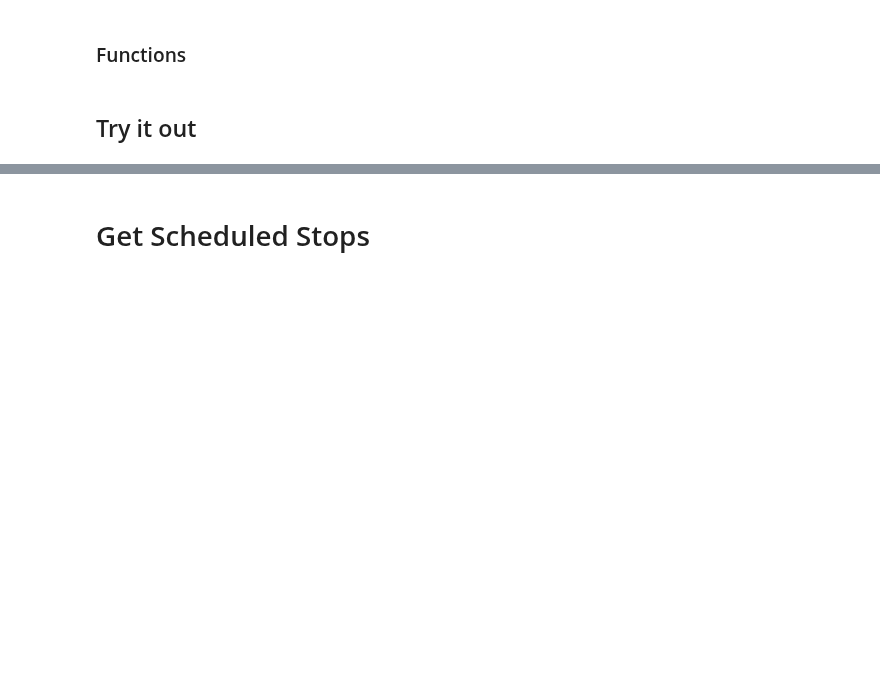
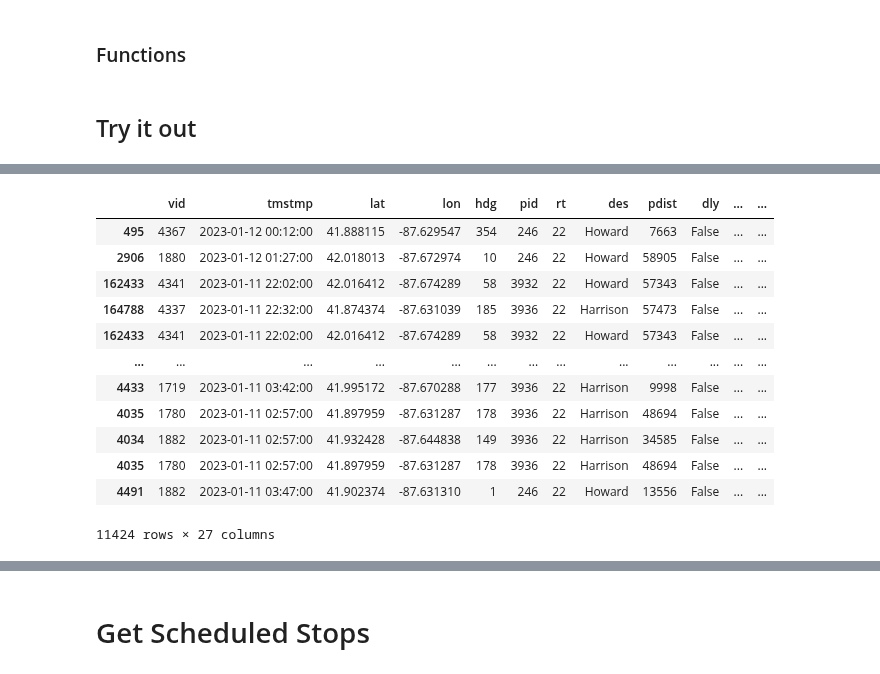
Before and after one commit to kristenhahn/cta_bus_tracker_exploration, a Jupyter notebook: headways.ipynb, the cells around one changed output, grey strips where cells are left out. Cells and saved outputs as stored; diff of their text form; code cells hidden in the pictures; blank space fills up the shorter version.

```diff
--- a/headways.ipynb
+++ b/headways.ipynb
@@ -530,0 +602,16 @@ headways
+# %%
+headways.sort_values('est_headway', ascending=False)
+# %% [output]
+|  | vid | tmstmp | lat | lon | hdg | pid | rt | des | pdist | dly | ... | ... |
+| 495 | 4367 | 2023-01-12 00:12:00 | 41.888115 | -87.629547 | 354 | 246 | 22 | Howard | 7663 | False | ... | ... |
+| 2906 | 1880 | 2023-01-12 01:27:00 | 42.018013 | -87.672974 | 10 | 246 | 22 | Howard | 58905 | False | ... | ... |
+| 162433 | 4341 | 2023-01-11 22:02:00 | 42.016412 | -87.674289 | 58 | 3932 | 22 | Howard | 57343 | False | ... | ... |
+| 164788 | 4337 | 2023-01-11 22:32:00 | 41.874374 | -87.631039 | 185 | 3936 | 22 | Harrison | 57473 | False | ... | ... |
+| 162433 | 4341 | 2023-01-11 22:02:00 | 42.016412 | -87.674289 | 58 | 3932 | 22 | Howard | 57343 | False | ... | ... |
+| ... | ... | ... | ... | ... | ... | ... | ... | ... | ... | ... | ... | ... |
+| 4433 | 1719 | 2023-01-11 03:42:00 | 41.995172 | -87.670288 | 177 | 3936 | 22 | Harrison | 9998 | False | ... | ... |
+| 4035 | 1780 | 2023-01-11 02:57:00 | 41.897959 | -87.631287 | 178 | 3936 | 22 | Harrison | 48694 | False | ... | ... |
+| 4034 | 1882 | 2023-01-11 02:57:00 | 41.932428 | -87.644838 | 149 | 3936 | 22 | Harrison | 34585 | False | ... | ... |
+| 4035 | 1780 | 2023-01-11 02:57:00 | 41.897959 | -87.631287 | 178 | 3936 | 22 | Harrison | 48694 | False | ... | ... |
+| 4491 | 1882 | 2023-01-11 03:47:00 | 41.902374 | -87.631310 | 1 | 246 | 22 | Howard | 13556 | False | ... | ... |
+11424 rows × 27 columns
```
Also changed, not shown: parts of 7 cells of this notebook.
